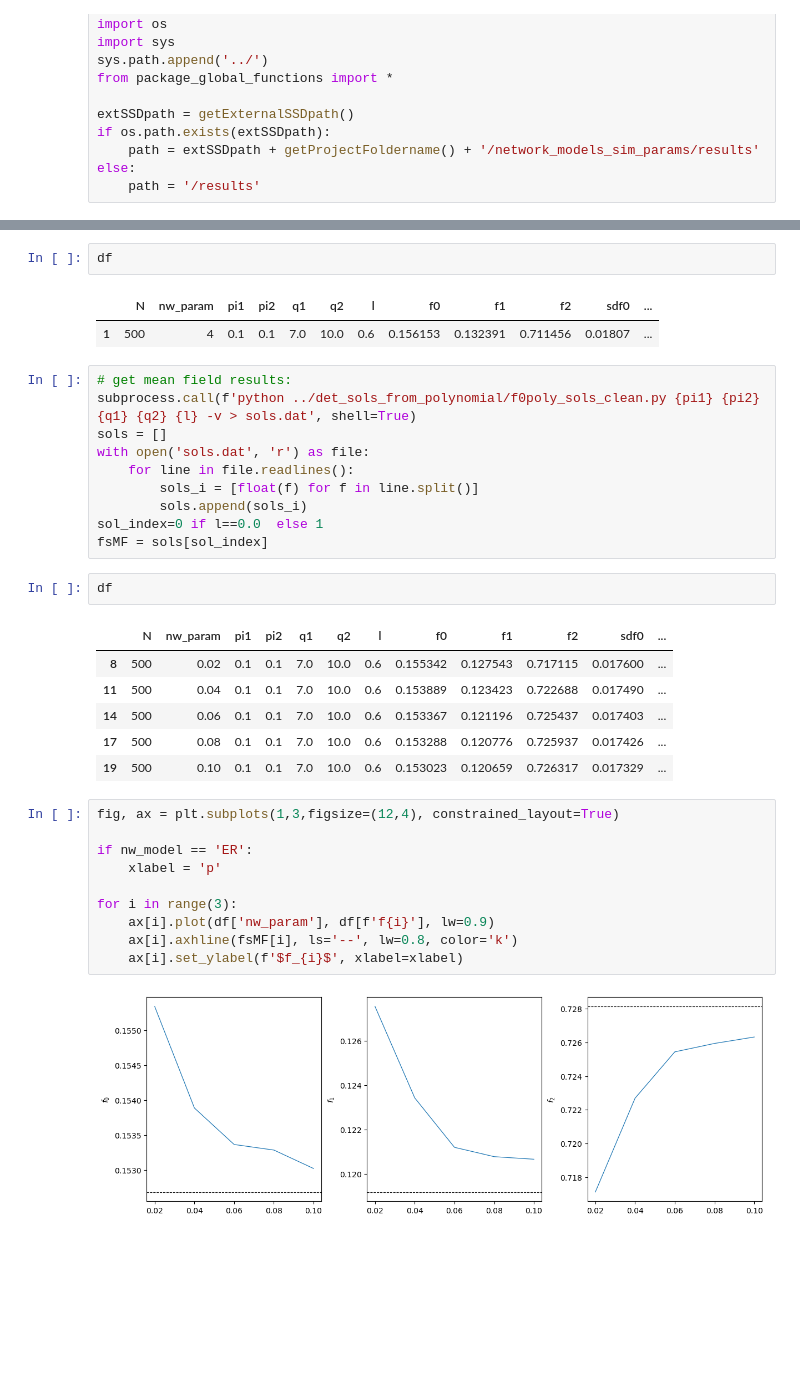
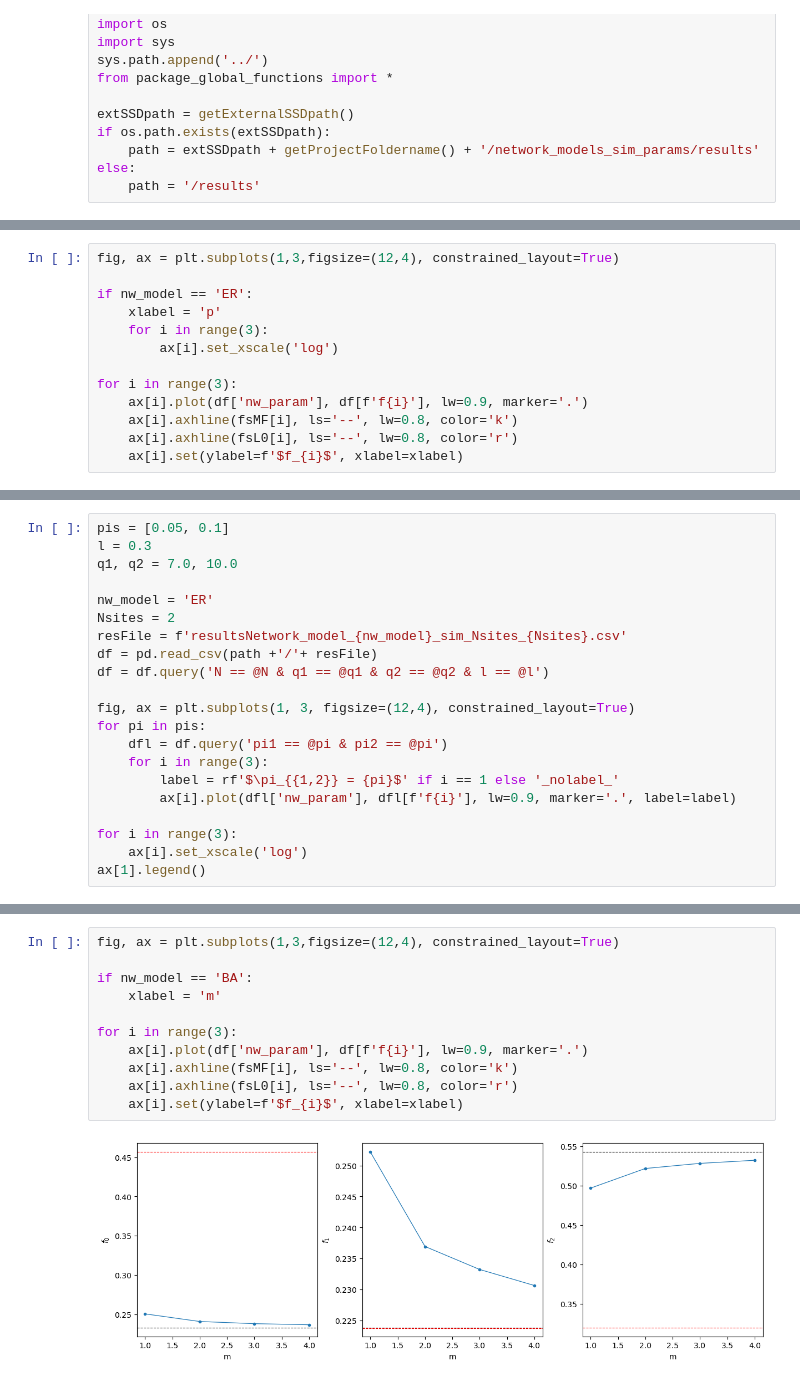
Before and after one commit to dmarchp/TFM_code, a Jupyter notebook: network_models_sim_params/analysis.ipynb, the cells around one changed output, grey strips where cells are left out. Drawn from its saved outputs; the diff is of its cells as text; blank space fills up the shorter version.

```diff
--- a/network_models_sim_params/analysis.ipynb
+++ b/network_models_sim_params/analysis.ipynb
@@ -21,0 +47,13 @@ resFile = f'resultsNetwork_model_{nw_model}_sim_Nsites_{Nsites}.csv'
+# %%
+fig, ax = plt.subplots(1,3,figsize=(12,4), constrained_layout=True)
+
+if nw_model == 'ER':
+    xlabel = 'p'
+    for i in range(3):
+        ax[i].set_xscale('log')
+
+for i in range(3):
+    ax[i].plot(df['nw_param'], df[f'f{i}'], lw=0.9, marker='.')
+    ax[i].axhline(fsMF[i], ls='--', lw=0.8, color='k')
+    ax[i].axhline(fsL0[i], ls='--', lw=0.8, color='r')
+    ax[i].set(ylabel=f'$f_{i}$', xlabel=xlabel)
@@ -21,0 +90,21 @@ resFile = f'resultsNetwork_model_{nw_model}_sim_Nsites_{Nsites}.csv'
+# %%
+pis = [0.05, 0.1]
+l = 0.3
+q1, q2 = 7.0, 10.0
+
+nw_model = 'ER'
+Nsites = 2
+resFile = f'resultsNetwork_model_{nw_model}_sim_Nsites_{Nsites}.csv'
+df = pd.read_csv(path +'/'+ resFile)
+df = df.query('N == @N & q1 == @q1 & q2 == @q2 & l == @l')
+
+fig, ax = plt.subplots(1, 3, figsize=(12,4), constrained_layout=True)
+for pi in pis:
+    dfl = df.query('pi1 == @pi & pi2 == @pi')
+    for i in range(3):
+        label = rf'$\pi_{{1,2}} = {pi}$' if i == 1 else '_nolabel_'
+        ax[i].plot(dfl['nw_param'], dfl[f'f{i}'], lw=0.9, marker='.', label=label)
+
+for i in range(3):
+    ax[i].set_xscale('log')
+ax[1].legend()
@@ -27,38 +125,15 @@ l = 0.6
 df = pd.read_csv(path +'/'+ resFile)
 df = df.query('N == @N & pi1 == @pi1 & pi2 == @pi2 & q1 == @q1 & q2 == @q2 & l == @l')
-# %%
-df
-# %% [output]
-|  | N | nw_param | pi1 | pi2 | q1 | q2 | l | f0 | f1 | f2 | sdf0 | ... |
-| 1 | 500 | 4 | 0.1 | 0.1 | 7.0 | 10.0 | 0.6 | 0.156153 | 0.132391 | 0.711456 | 0.01807 | ... |
-# %%
-# get mean field results:
-subprocess.call(f'python ../det_sols_from_polynomial/f0poly_sols_clean.py {pi1} {pi2} {q1} {q2} {l} -v > sols.dat', shell=True)
-sols = []
-with open('sols.dat', 'r') as file:
-    for line in file.readlines():
-        sols_i = [float(f) for f in line.split()]
-        sols.append(sols_i)
-sol_index=0 if l==0.0  else 1
-fsMF = sols[sol_index]
-# %%
-df
-# %% [output]
-|  | N | nw_param | pi1 | pi2 | q1 | q2 | l | f0 | f1 | f2 | sdf0 | ... |
-| 8 | 500 | 0.02 | 0.1 | 0.1 | 7.0 | 10.0 | 0.6 | 0.155342 | 0.127543 | 0.717115 | 0.017600 | ... |
-| 11 | 500 | 0.04 | 0.1 | 0.1 | 7.0 | 10.0 | 0.6 | 0.153889 | 0.123423 | 0.722688 | 0.017490 | ... |
-| 14 | 500 | 0.06 | 0.1 | 0.1 | 7.0 | 10.0 | 0.6 | 0.153367 | 0.121196 | 0.725437 | 0.017403 | ... |
-| 17 | 500 | 0.08 | 0.1 | 0.1 | 7.0 | 10.0 | 0.6 | 0.153288 | 0.120776 | 0.725937 | 0.017426 | ... |
-| 19 | 500 | 0.10 | 0.1 | 0.1 | 7.0 | 10.0 | 0.6 | 0.153023 | 0.120659 | 0.726317 | 0.017329 | ... |
 # %%
 fig, ax = plt.subplots(1,3,figsize=(12,4), constrained_layout=True)
 
-if nw_model == 'ER':
-    xlabel = 'p'
+if nw_model == 'BA':
+    xlabel = 'm'
 
 for i in range(3):
-    ax[i].plot(df['nw_param'], df[f'f{i}'], lw=0.9)
+    ax[i].plot(df['nw_param'], df[f'f{i}'], lw=0.9, marker='.')
     ax[i].axhline(fsMF[i], ls='--', lw=0.8, color='k')
-    ax[i].set_ylabel(f'$f_{i}$', xlabel=xlabel)
+    ax[i].axhline(fsL0[i], ls='--', lw=0.8, color='r')
+    ax[i].set(ylabel=f'$f_{i}$', xlabel=xlabel)
 # %% [output]
-[figure, old version]
+[figure, new version]
```
Also changed, not shown: parts of 11 cells of this notebook, 9 other files.
